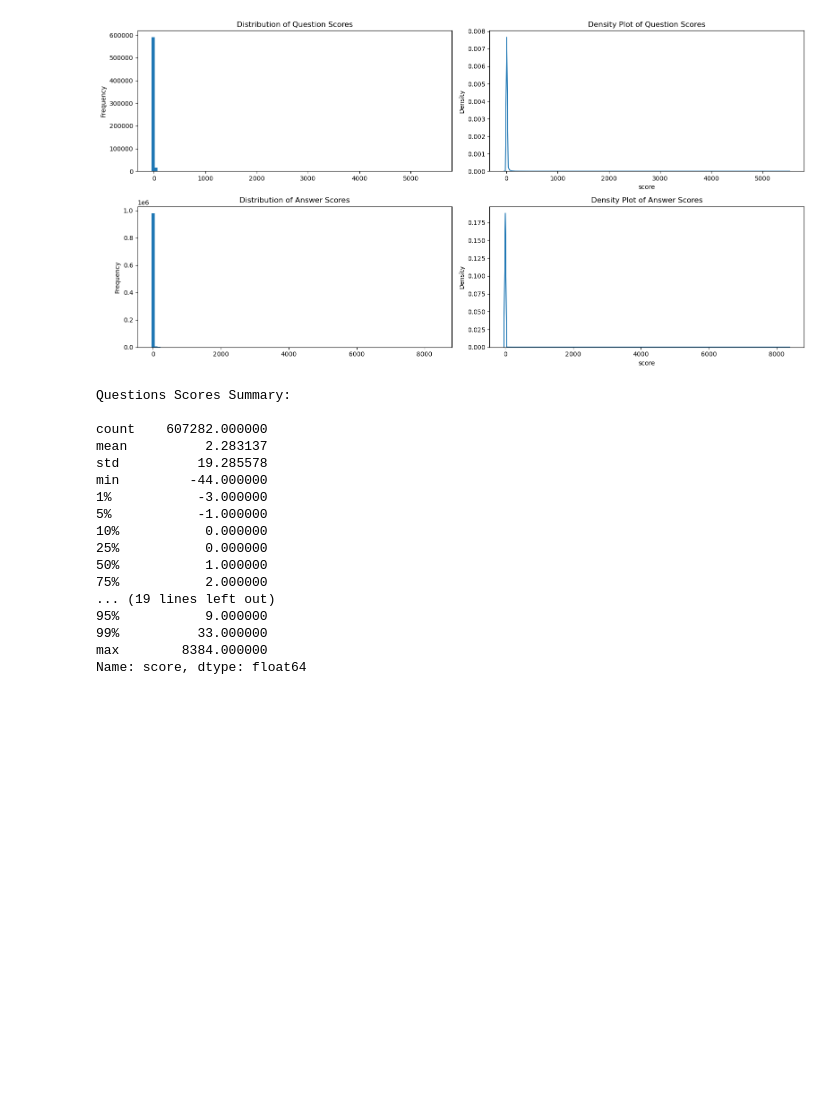
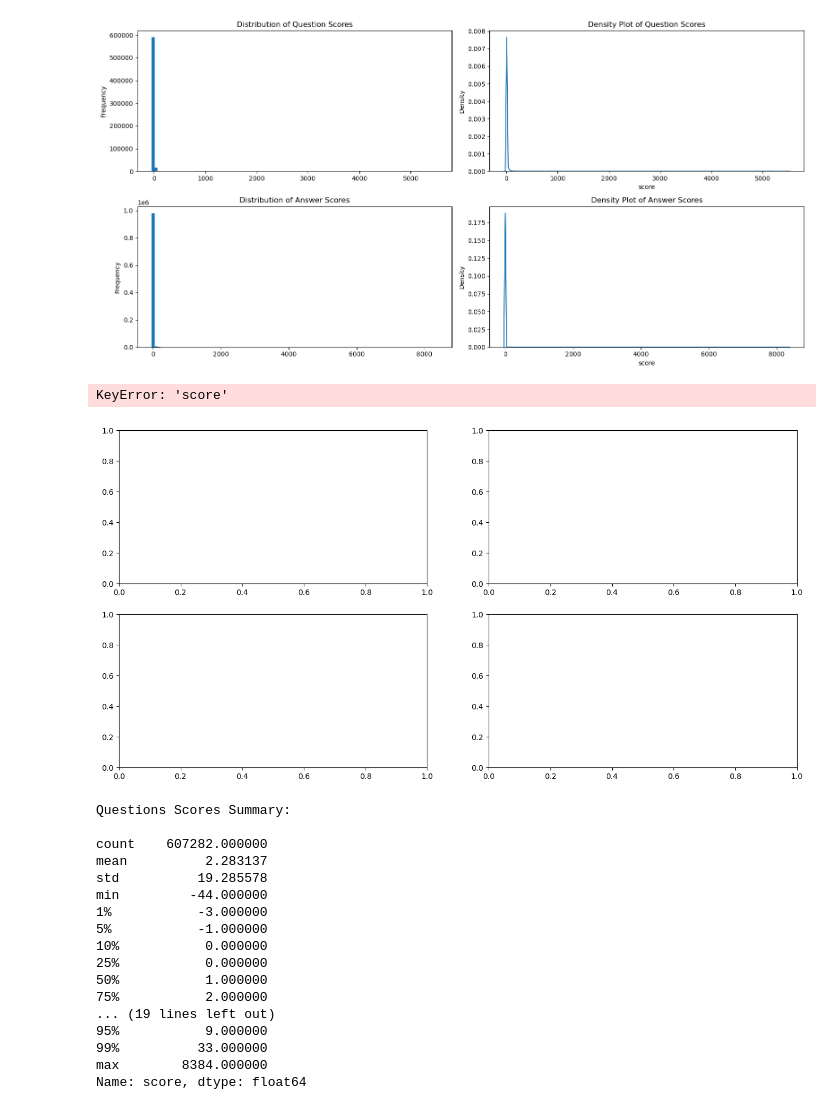
Before and after one commit to kellyshreeve/QA-Chatbot, a Jupyter notebook: Generative Answer Bot.ipynb, the cells around one changed output. Drawn from its saved outputs; the diff is of its cells as text; code cells hidden in the pictures; blank space fills up the shorter version.

```diff
--- a/Generative Answer Bot.ipynb
+++ b/Generative Answer Bot.ipynb
@@ -436,6 +437,46 @@ fig.tight_layout()
 plt.show()
 # %% [output]
 [figure]
+# %%
+# Histogram and kds plot of score frequency questions and anwers
+fig, axs = plt.subplots(2, 2, figsize=(16, 8))
+
+# Questions hist
+ax0 = axs[0][0]
+
+questions['score'].plot(kind='hist', bins=100, ax=ax0,
+                        title='Distribution of Question Scores')
+ax0.set_xlim(-50, 50)
+
+# Questions kde
+ax1 = axs[0][1]
+
+sns.kdeplot(questions['score'], ax=ax1)
+
+ax1.set_title('Density Plot of Question Scores')
+ax1.set_xlim(-50, 50)
+
+# Answers hist
+ax2 = axs[1][0]
+
+answers['score'].plot(kind='hist', bins=100, ax=ax2,
+                      title='Distribution of Answer Scores')
+ax2.set_xlim(-50, 50)
+
+# Answers kde
+ax3 = axs[1][1]
+
+sns.kdeplot(answers['score'], ax=ax3)
+
+ax3.set_title('Density Plot of Answer Scores')
+ax3.set_xlim(-50, 50)
+
+# Show
+fig.tight_layout()
+plt.show()
+# %% [output]
+KeyError: 'score'
+[figure, added]
 # %%
 # Questions and answers score descriptives
 ques_score_summary = questions['score'].describe(percentiles=[0.01, 0.05, 0.10, 0.25, 0.75, 0.90, 0.95, 0.99])
```
Also changed, not shown: parts of 18 cells of this notebook.
